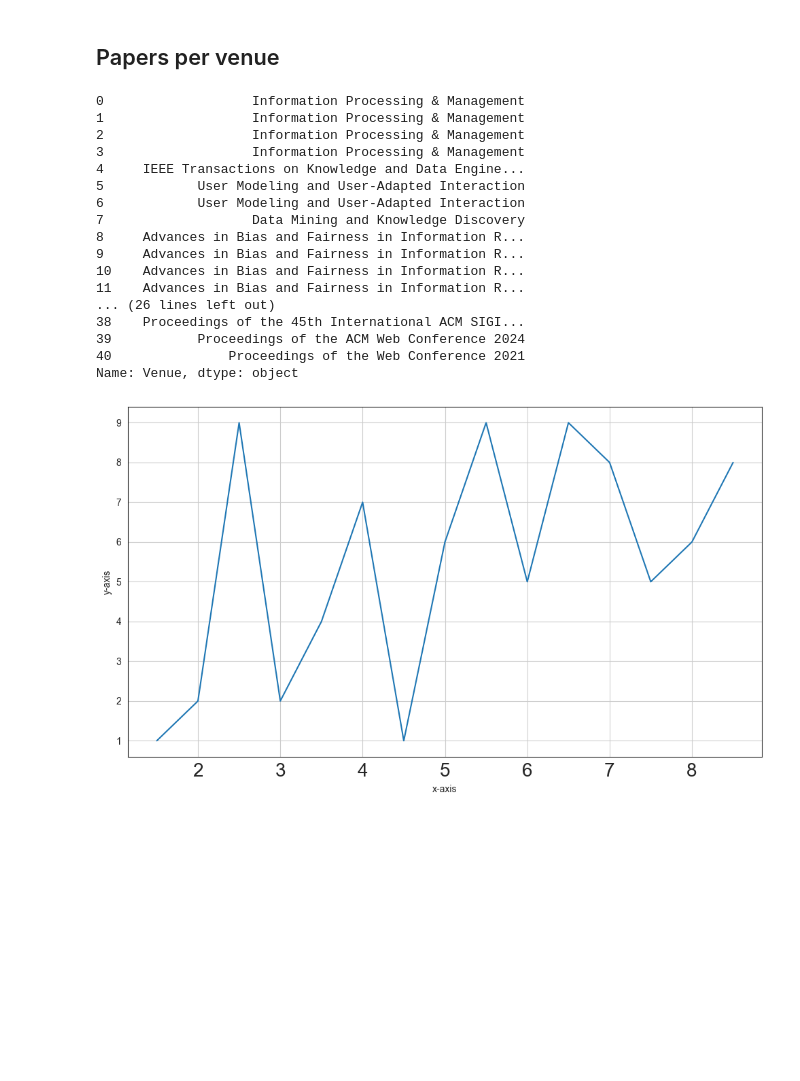
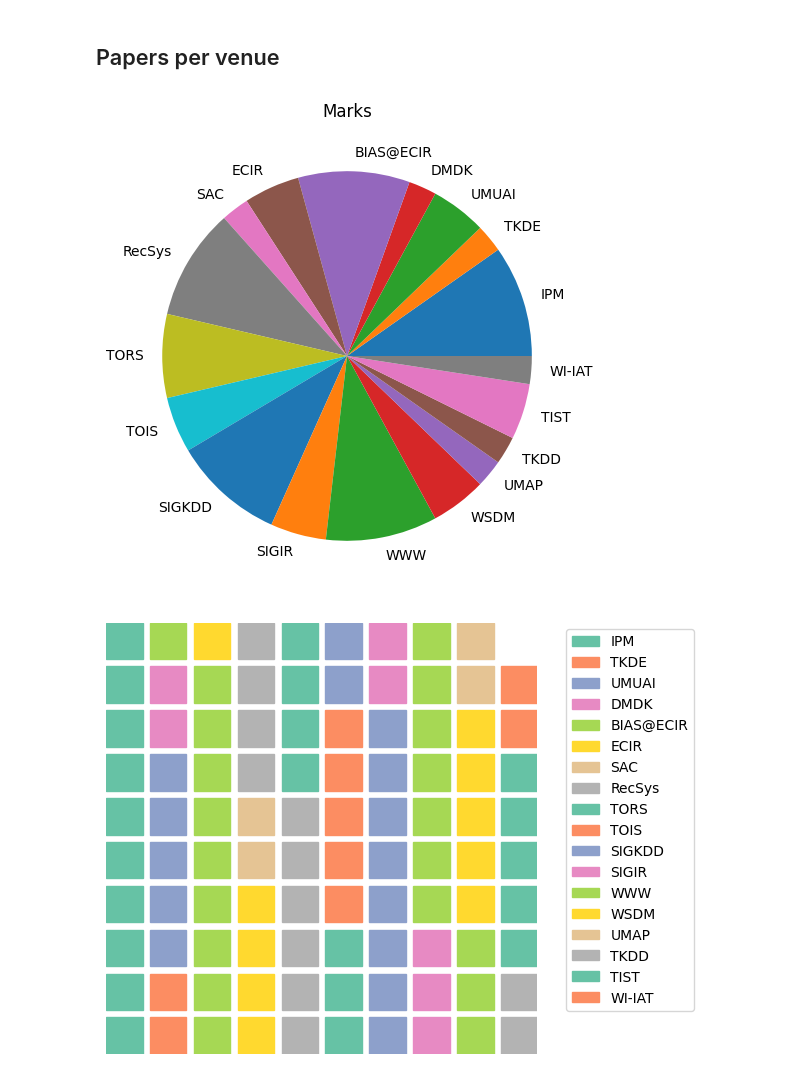
Before and after one commit to SavvinaDaniil/BiasInBookRecommendationSurvey, a Jupyter notebook: analyze_eligible_papers.ipynb, the cells around one changed output. Cells and saved outputs as stored; diff of their text form; code cells hidden in the pictures; blank space fills up the shorter version.

```diff
--- a/analyze_eligible_papers.ipynb
+++ b/analyze_eligible_papers.ipynb
@@ -54,42 +61,23 @@ plt.show()
 # %% [markdown]
 ## Papers per venue
-# %%
-initial_file.Venue
-# %% [output]
-0                   Information Processing & Management
-1                   Information Processing & Management
-2                   Information Processing & Management
-3                   Information Processing & Management
-4     IEEE Transactions on Knowledge and Data Engine...
-5            User Modeling and User-Adapted Interaction
-6            User Modeling and User-Adapted Interaction
-7                   Data Mining and Knowledge Discovery
-8     Advances in Bias and Fairness in Information R...
-9     Advances in Bias and Fairness in Information R...
-10    Advances in Bias and Fairness in Information R...
-11    Advances in Bias and Fairness in Information R...
-... (26 lines left out)
-38    Proceedings of the 45th International ACM SIGI...
-39           Proceedings of the ACM Web Conference 2024
-40               Proceedings of the Web Conference 2021
-Name: Venue, dtype: object
-# %%
-plt.rcParams['figure.figsize']=(10,6)
-import random
-x=[1,2,3,4,5,6,7,8,9,10,11,12,13,14,15]
-y= [random.randint(1,10) for i in range(15)]
-
-ax= plt.subplot()
-
-plt.plot(x,y)
-
-plt.xlabel('x-axis')
-plt.ylabel('y-axis')
-
-# Changing the fontsize of tick labels using set_xticklabels() function
-ax.set_xticklabels(x, fontsize=20)
-
-plt.grid()
-plt.show()
-# %% [output]
-[figure, removed]
+# %%
+counts = Counter(initial_file.Venue_renamed)
+# %%
+x,y = list(counts.keys()), list(counts.values())
+plt.figure(figsize=(6,6))
+plt.pie(y, labels=x)
+plt.title("Marks")
+plt.show()
+plt.close()
+# %% [output]
+[figure, added]
+# %%
+plt.figure(FigureClass=Waffle,
+           rows = 10,
+           columns = 10,
+           values = counts,
+           legend={'loc': 'upper left', 'bbox_to_anchor': (1.05, 1)},
+)
+plt.show()
+# %% [output]
+[figure, added]
```
Also changed, not shown: parts of 7 cells of this notebook, 4 other files.
